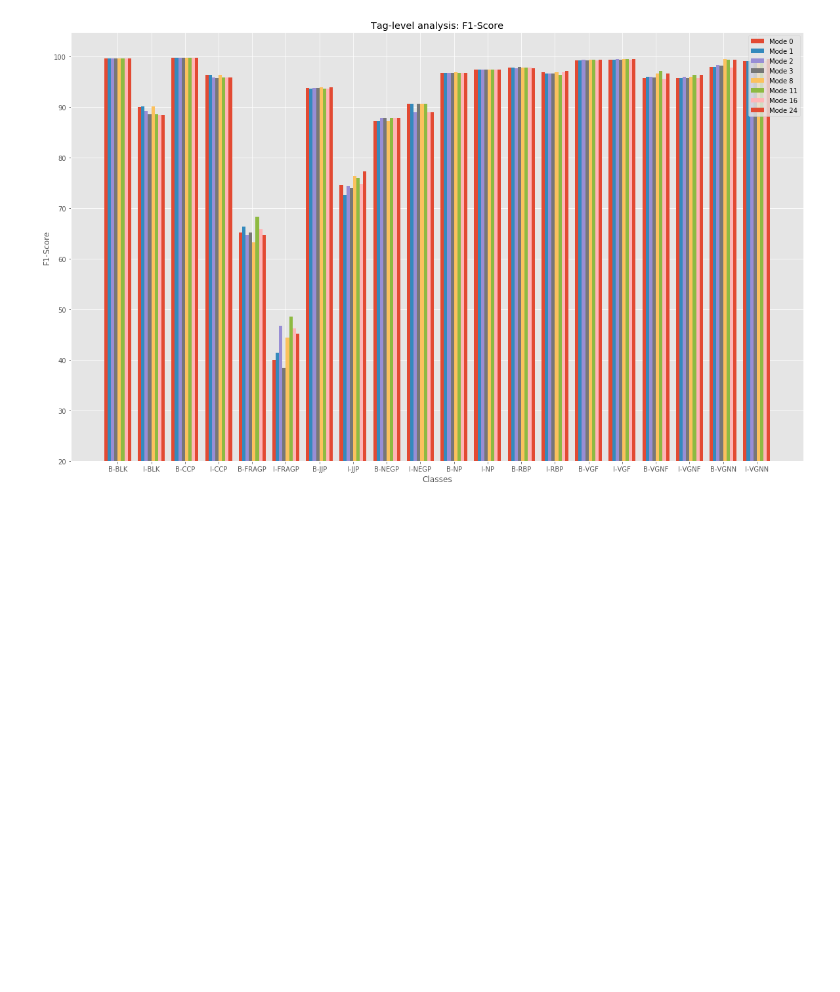
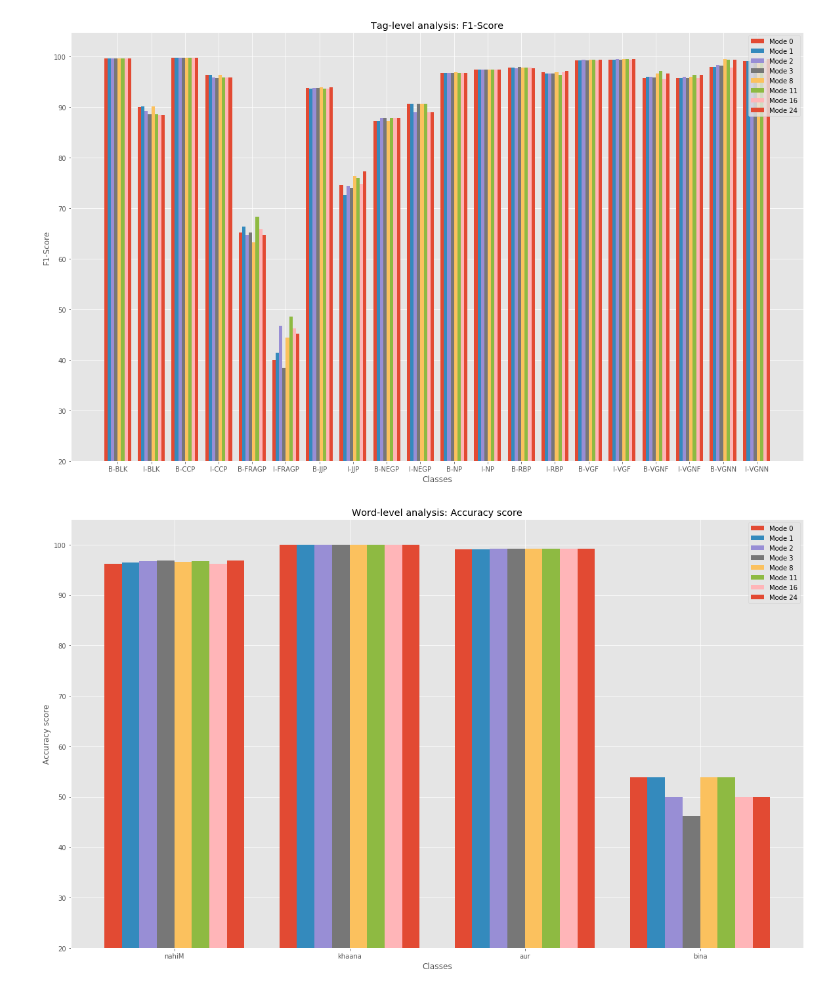
Before and after one commit to pegasus-lynx/Junk, a Jupyter notebook: NLP/HindiChunking/Chunking.ipynb, the cells around one changed output. Drawn from its saved outputs; the diff is of its cells as text; code cells hidden in the pictures; blank space fills up the shorter version.

```diff
--- a/NLP/HindiChunking/Chunking.ipynb
+++ b/NLP/HindiChunking/Chunking.ipynb
@@ -188,6 +199,8 @@ sorted_labels = sorted(
     labels,
     key=lambda name: (name[1:], name[0])
 )
+
+chunk_labels = sorted(set(map(lambda lbl: lbl[2:], sorted_labels)))
 # %% [markdown]
 # Setting the model
 # %%
@@ -205,6 +218,9 @@ crf = sklearn_crfsuite.CRF(algorithm="lbfgs", c1=0.2096570893088954, c2=0.038587
 # %%
 ## Working for each mode differently
 report = {}
+modeseq = {}
+
+modechunk = {}
 for mode in MODE_LIST:
     zipped_train_x = [s[mode] for s in train_X]
     zipped_test_x = [s[mode] for s in test_X]
@@ -223,12 +239,19 @@ for mode in MODE_LIST:
         test_y, y_pred, labels=sorted_labels, digits=3, output_dict=True
     )
 
+    ### Word/Chunk Level Analysis ==================================================================================================
+
+    seqCorrect = analysis.getChnkSeqCorr(test_y)
+    seqPredicted = analysis.getChnkSeqPred(test_y, y_pred)
+    tagSeqList = analysis.analyzeChnkTagSeq(seqCorrect, seqPredicted, chunk_labels)
+    bndMeasures = analysis.analyzeChnkBoundaries(seqCorrect, seqPredicted, chunk_labels)
+
+    modechunk[mode] = (seqCorrect, seqPredicted, tagSeqList, bndMeasures)
+
     seq = {}
     itms = seq.items()
     print(f'# of Errors = {count_and_print_errors(-1, seq=seq)}')
-    for j in (1.0, 0.9, 0.8, 0.7, 0.6, 0.5):
-        print(f'# of Sequence-level combinations with accuracy < {j} = {len(dict(filter(lambda e: e[1] < j, itms)))}')
-    print('Sequence-level combinations with accuracy < 0.4', dict(filter(lambda e: e[1] < 0.4, itms)))
+    modeseq[mode] = seq
     print()
 # %% [output]
 Fitting the model for MODE (0) ...
@@ -272,11 +295,11 @@ def plot_score(data, ylabel='Metric value', title=None):
     if title:
         plt.title(title)
     X=[list(lbl.keys()) for lbl in data.values()][0]
-    Y=[list(map(lambda val: 100*val, lbl.values())) for lbl in data.values()]
+    Y=[list(map(lambda val: 1*val, lbl.values())) for lbl in data.values()]
     subcategorybar(X, Y, lbls=[f'Mode {v}' for v in data.keys()], width=0.8)
     plt.ylabel(ylabel)
     plt.xlabel('Classes')
-    plt.ylim(bottom=20)
+#     plt.ylim(bottom=20)
     plt.legend()
     plt.show()
 # %%
@@ -287,3 +310,16 @@ plot_score(res['f1-score'], ylabel="F1-Score", title='Tag-level analysis: F1-Sco
 [figure]
 [figure]
 [figure]
+# %%
+TRANS_MAP = {
+    'नहीं': 'nahiM',
+    'खाना': 'khaana',
+    'बिना': 'bina',
+    'और': 'aur'
+}
+
+wdata = dict([(key, dict([(TRANS_MAP[k], v) for k,v in dct.items()])) for key, dct in modeseq.items()])
+
+plot_score(wdata, ylabel='Accuracy score', title='Word-level analysis: Accuracy score')
+# %% [output]
+[figure, added]
```
Also changed, not shown: parts of 13 cells of this notebook, 15 other files.
